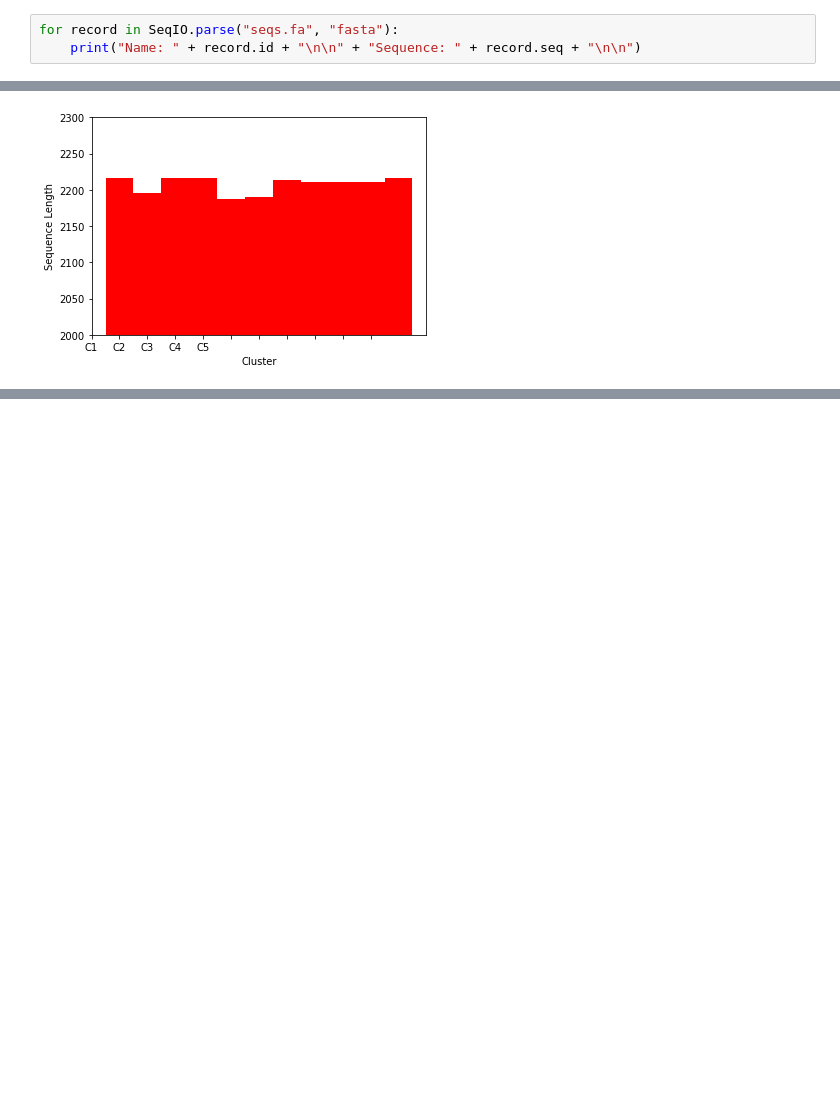
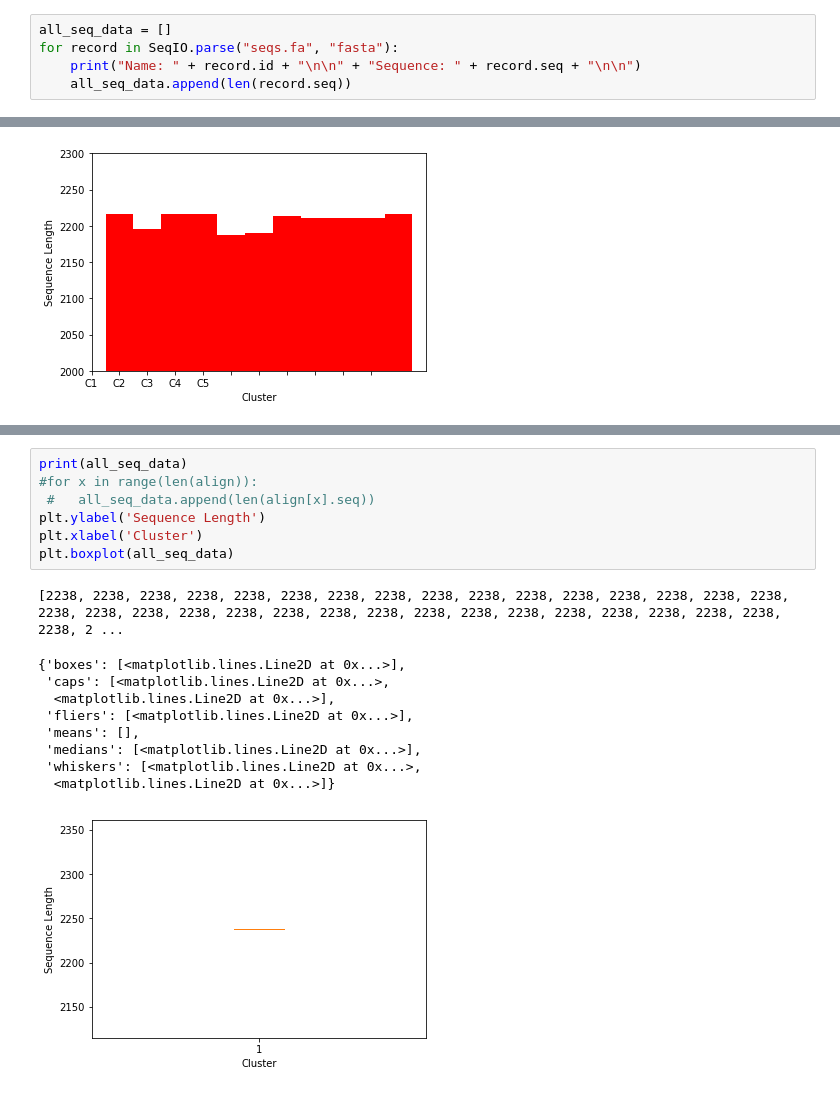
Before and after one commit to nathan2wong/computational_biology_BioE131, a Jupyter notebook: lab2/lab2phylo.ipynb, the cells around one changed output, grey strips where cells are left out. Drawn from its saved outputs; the diff is of its cells as text; blank space fills up the shorter version.

```diff
--- a/lab2/lab2phylo.ipynb
+++ b/lab2/lab2phylo.ipynb
@@ -71,8 +71,10 @@ cluster10 = ["rh.43"]
 cluster11 = ["rh.52"]
 clusters = [cluster1, cluster2, cluster3, cluster4, cluster5, cluster6, cluster7, cluster8, cluster9, cluster10, cluster11]
 # %%
+all_seq_data = []
 for record in SeqIO.parse("seqs.fa", "fasta"):
     print("Name: " + record.id + "\n\n" + "Sequence: " + record.seq + "\n\n")
+    all_seq_data.append(len(record.seq))
 # %% [output]
 Name: bb.1
 
@@ -389,0 +397,18 @@ plt.boxplot(seq_length)
+# %%
+print(all_seq_data)
+#for x in range(len(align)):
+ #   all_seq_data.append(len(align[x].seq))
+plt.ylabel('Sequence Length')
+plt.xlabel('Cluster')
+plt.boxplot(all_seq_data)
+# %% [output]
+[2238, 2238, 2238, 2238, 2238, 2238, 2238, 2238, 2238, 2238, 2238, 2238, 2238, 2238, 2238, 2238, 2238, 2238, 2238, 2238, 2238, 2238, 2238, 2238, 2238, 2238, 2238, 2238, 2238, 2238, 2238, 2238, 2238, 2 ...
+{'boxes': [<matplotlib.lines.Line2D at 0x...>],
+ 'caps': [<matplotlib.lines.Line2D at 0x...>,
+  <matplotlib.lines.Line2D at 0x...>],
+ 'fliers': [<matplotlib.lines.Line2D at 0x...>],
+ 'means': [],
+ 'medians': [<matplotlib.lines.Line2D at 0x...>],
+ 'whiskers': [<matplotlib.lines.Line2D at 0x...>,
+  <matplotlib.lines.Line2D at 0x...>]}
+[figure, added]
```
Also changed, not shown: parts of 3 cells of this notebook.
